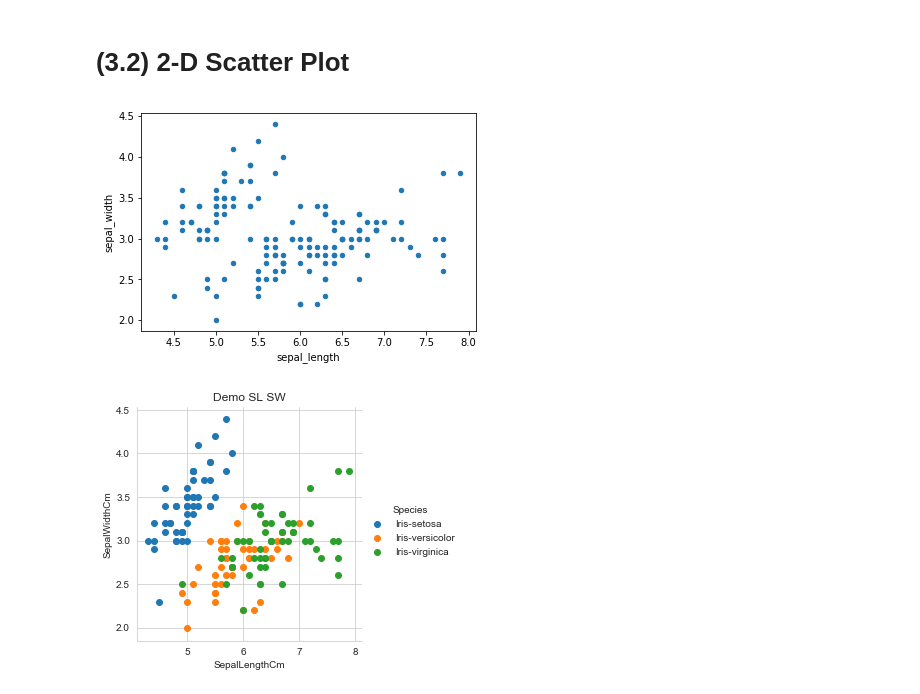
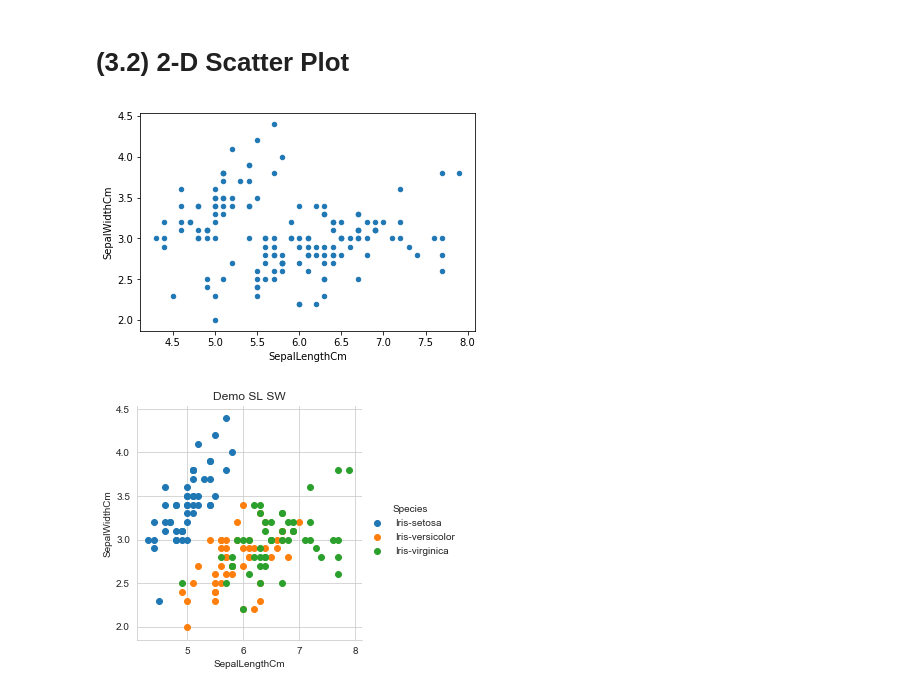
Before and after one commit to shubham-mishra/ML-Material, a Jupyter notebook: 2 Data Science- Exploratory Data Analysis and Data Visualization/1 Plotting for EDA/Exploratory Data Analysis..ipynb, the cells around one changed output. Saved outputs shown, nothing was run; the diff lists cells and outputs as text; code cells hidden in the pictures.

```diff
--- a/2 Data Science- Exploratory Data Analysis and Data Visualization/1 Plotting for EDA/Exploratory Data Analysis..ipynb
+++ b/2 Data Science- Exploratory Data Analysis and Data Visualization/1 Plotting for EDA/Exploratory Data Analysis..ipynb
@@ -62,14 +62,14 @@ Name: Species, dtype: int64
 # %%
 #2-D scatter plot:
 #ALWAYS understand the axis: labels and scale.
 
-iris.plot(kind='scatter', x='sepal_length', y='sepal_width') ;
+iris.plot(kind='scatter', x='SepalLengthCm', y='SepalWidthCm') ;
 plt.show()
 
 #cannot make much sense out it.
 #What if we color the points by thier class-label/flower-type.
 # %% [output]
-[figure, old version]
+[figure, new version]
 # %%
 # 2-D Scatter plot with color-coding for each flower type/class.
 # Here 'sns' corresponds to seaborn.
```
Also changed, not shown: parts of 10 cells of this notebook, 27 other files.
